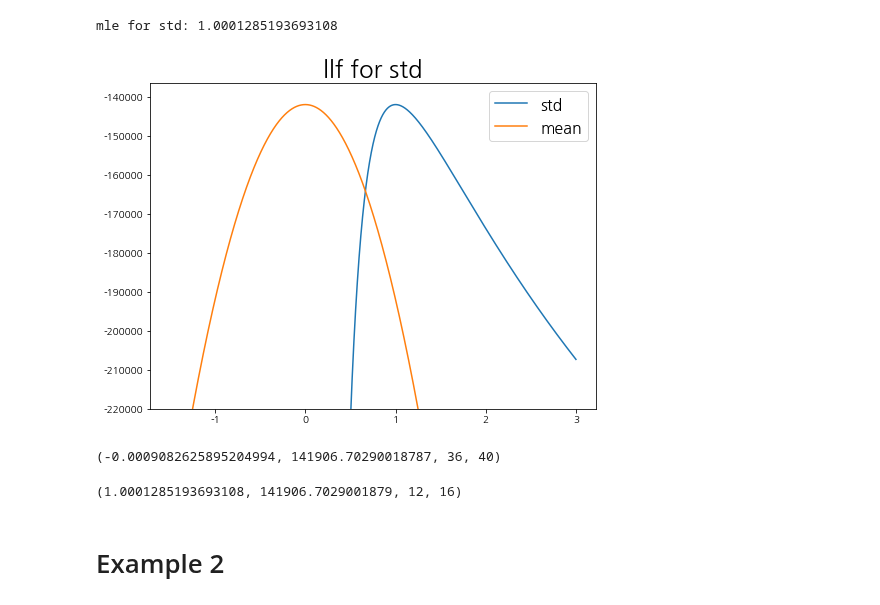
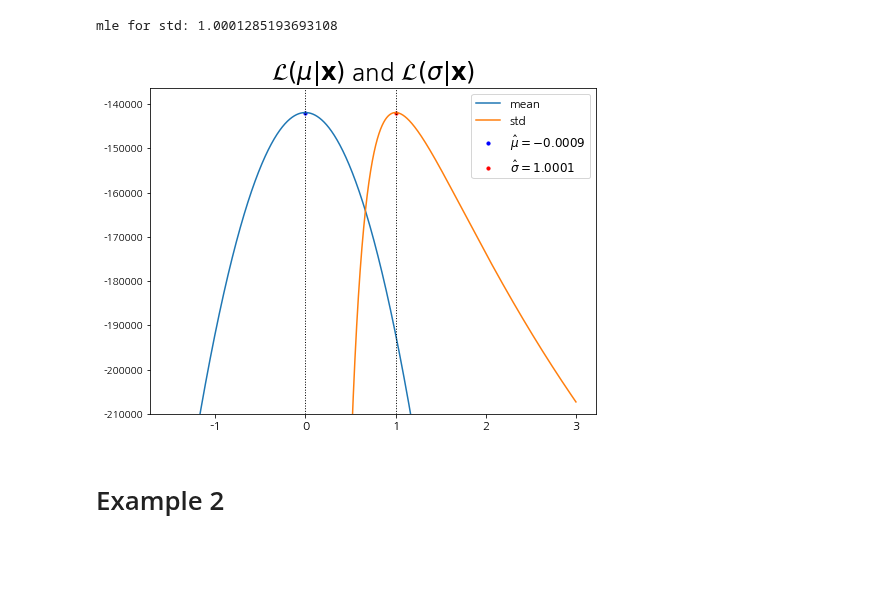
Before and after one commit to ywkim92/Paper-implementation, a Jupyter notebook: MLE.ipynb, the cells around one changed output. Cells and saved outputs as stored; diff of their text form; code cells hidden in the pictures; blank space fills up the shorter version.

```diff
--- a/MLE.ipynb
+++ b/MLE.ipynb
@@ -52,25 +52,24 @@ yy = np.array([llf(i, normpdf_std, normals, normals.mean()) for i in xx] )
 # %%
 xx_m = np.linspace(-1.5,1.5,10000)
 yy_m = np.array([llf(i, normpdf_mean, normals, normals.std()) for i in xx_m] )
-# %%
-plt.figure(figsize=(8,6))
-plt.plot(xx, yy, label = 'std')
-plt.plot(xx_m, yy_m, label = 'mean')
-plt.ylim(bottom=-2.2e+5)
-#plt.scatter()
-plt.title('llf for std', fontsize=24)
-plt.legend(fontsize=16)
-plt.show()
-# %% [output]
-[figure, removed]
 # %%
-brent(llf_neg, args = (normpdf_mean, normals, normals.std()), brack=(-1.,.0,1.), full_output=True)
+mx, my, _, _ = brent(llf_neg, args = (normpdf_mean, normals, normals.std()), brack=(-1.,.0,1.), full_output=True)
+sx, sy, _, _ = brent(llf_neg, args = (normpdf_std, normals, normals.mean()), brack=(.5,1.,2.), full_output=True)
-# %% [output]
-(-0.0009082625895204994, 141906.70290018787, 36, 40)
-# %%
-brent(llf_neg, args = (normpdf_std, normals, normals.mean()), brack=(.5,1.,2.), full_output=True)
-# %% [output]
-(1.0001285193693108, 141906.7029001879, 12, 16)
+# %%
+plt.figure(figsize=(8,6))
+plt.plot(xx_m, yy_m, label = 'mean')
+plt.plot(xx, yy, label = 'std')
+plt.ylim(bottom=-2.1e+5)
+plt.axline((0,1),(0,0), color='k', linestyle=':', linewidth=1)
+plt.axline((1,1),(1,0), color='k', linestyle=':', linewidth=1)
+plt.scatter(mx, -my, s=10, color = 'b', label = r'$\hat\mu = {{{}}}$'.format(round(mx,4)))
+plt.scatter(sx, -sy, s=10, color = 'r', label = r'$\hat\sigma = {{{}}}$'.format(round(sx,4)))
+plt.title(r'$\mathcal{L}(\mu|\mathbf{x})$ and $\mathcal{L}(\sigma|\mathbf{x})$', fontsize=24)
+plt.xticks(fontsize=12)
+plt.legend(fontsize=12)
+plt.show()
+# %% [output]
+[figure, added]
 # %% [markdown]
 # Example 2
 # %% [markdown]
```
